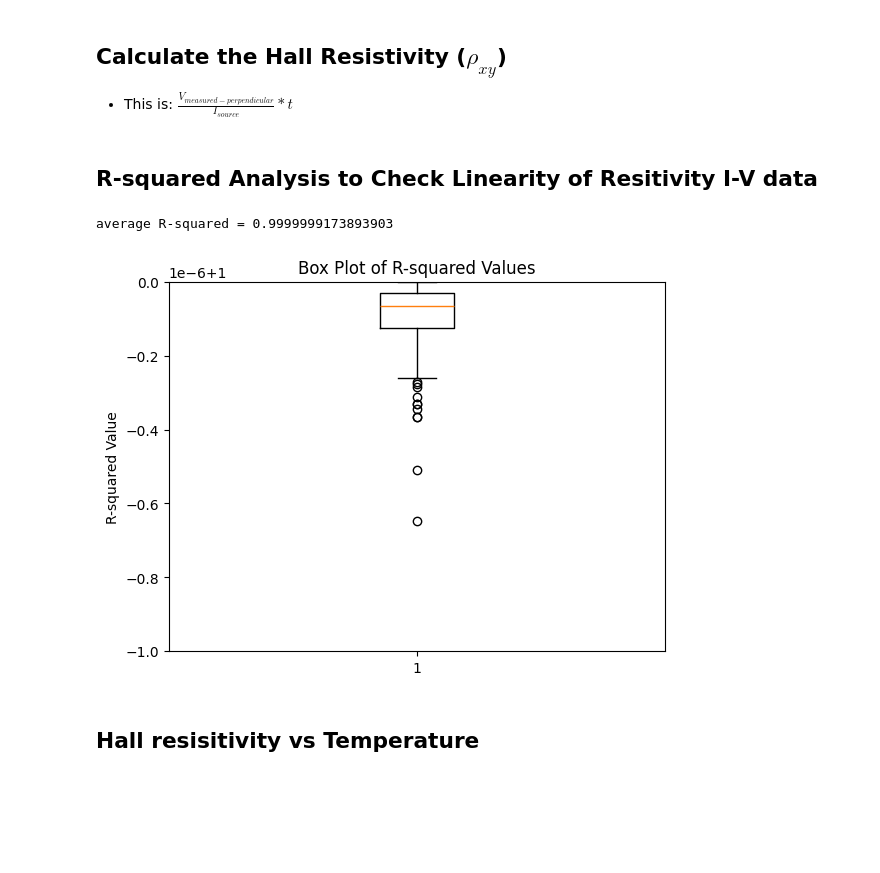
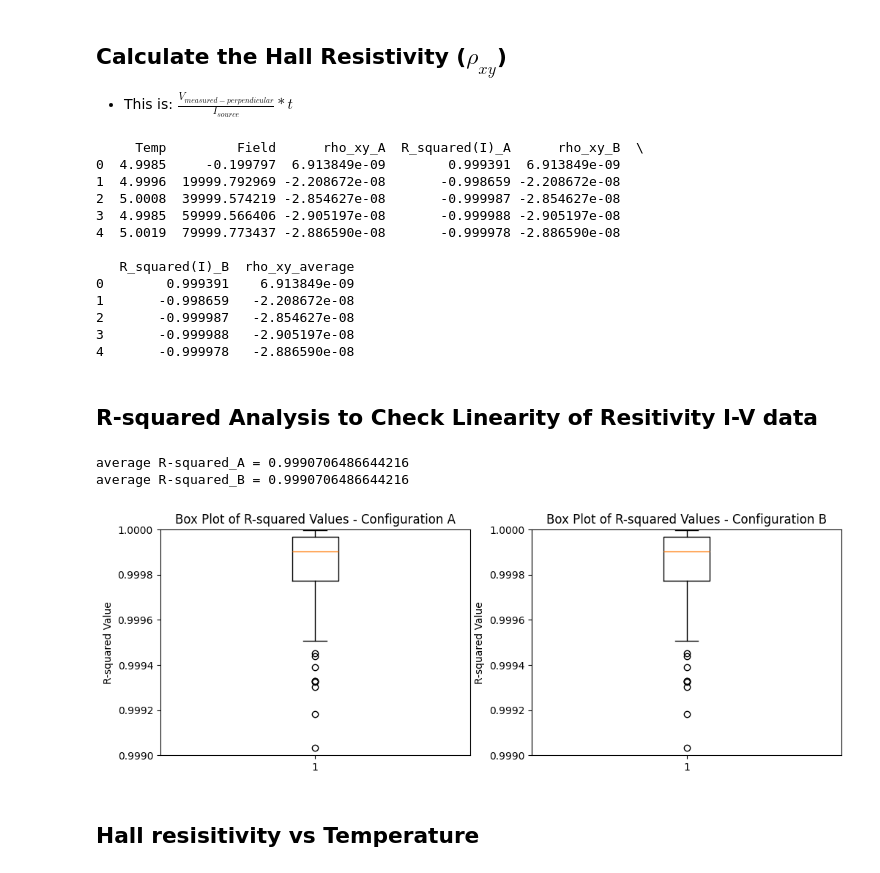
Before and after one commit to hc3413/Electronic_properties_of_thin_films, a Jupyter notebook: Analysis.ipynb, the cells around one changed output. Cells and saved outputs as stored; diff of their text form; code cells hidden in the pictures; blank space fills up the shorter version.

Commit message:
hall coefficeint

```diff
--- a/Analysis.ipynb
+++ b/Analysis.ipynb
@@ -282,34 +282,57 @@ plt.show()
 ## Calculate the Hall Resistivity ($\rho_{xy}$)
 - This is: $\frac{V_{measured-perpendicular}}{I_{source}}*t$
 # %%
-film_thickness = 50e-9 # Film thickness in meters
+film_thickness = 14e-9 # Film thickness in meters
 
-[hall_data, df_hall_data, R_squared_hall] = functions.vdp_hall(data_np, film_thickness, ctf, tf_av)
+[hall_data, df_hall_data, hall_coefficient, df_hall_coefficient] = functions.vdp_hall(data_np, film_thickness, ctf, tf_av)
+print(df_hall_data.head())
+# %% [output]
+     Temp         Field      rho_xy_A  R_squared(I)_A      rho_xy_B  \
+0  4.9985     -0.199797  6.913849e-09        0.999391  6.913849e-09
+1  4.9996  19999.792969 -2.208672e-08       -0.998659 -2.208672e-08
+2  5.0008  39999.574219 -2.854627e-08       -0.999987 -2.854627e-08
+3  4.9985  59999.566406 -2.905197e-08       -0.999988 -2.905197e-08
+4  5.0019  79999.773437 -2.886590e-08       -0.999978 -2.886590e-08
+
+   R_squared(I)_B  rho_xy_average
+0        0.999391    6.913849e-09
+1       -0.998659   -2.208672e-08
+2       -0.999987   -2.854627e-08
+3       -0.999988   -2.905197e-08
+4       -0.999978   -2.886590e-08
 # %% [markdown]
 ## R-squared Analysis to Check Linearity of Resitivity I-V data
 # %%
-print('average R-squared =',sum(R_squared_res)/len(R_squared_res))
+print('average R-squared_A =',np.mean(np.abs(hall_data[:,3])))
+print('average R-squared_B =',np.mean(np.abs(hall_data[:,5])))
 
 # Plot R-square values in a boxplot
 # Note that the y axis is showing the deviation in 1e-6 from the perfect value of 1 so generally the values are very close to 1
-fig1 = plt.figure()
-ax = fig1.add_subplot(111)
-ax.boxplot(R_squared_res)
-ax.set_title('Box Plot of R-squared Values')
+fig6 = plt.figure(figsize=(12, 4))
+ax = fig6.add_subplot(121)
+ax.boxplot(np.abs(hall_data[:,3]))
+ax.set_title('Box Plot of R-squared Values - Configuration A')
 ax.set_ylabel('R-squared Value')
-ax.set_ylim(1-1e-6, 1)  # If needed, you can set x-axis limits too
+ax.set_ylim(1-1e-3, 1)  # If needed, you can set x-axis limits too
+
+ax2 = fig6.add_subplot(122)
+ax2.boxplot(np.abs(hall_data[:,5]))
+ax2.set_title('Box Plot of R-squared Values - Configuration B')
+ax2.set_ylabel('R-squared Value')
+ax2.set_ylim(1-1e-3, 1)  # If needed, you can set x-axis limits too
 plt.show()
 
 
 ### If you get a problem with regression, uncomment the below code to plot V vs I and check the linearity of the fit manually
 # R_test = linregress(data_np[0:ctf[3]-1, 2, 2], data_np[0:ctf[3]-1, 4, 2])
 # plt.plot(data_np[0:ctf[3], 2, 2], data_np[0:ctf[3], 4, 2], 'o', label='original data')
 # plt.plot(data_np[0:ctf[3], 2, 2], R_test.intercept + R_test.slope * data_np[0:ctf[3], 2, 2], 'r', label='fitted line')
 # plt.legend()
 # plt.show()
 # %% [output]
-average R-squared = 0.9999999173893903
+average R-squared_A = 0.9990706486644216
+average R-squared_B = 0.9990706486644216
-[figure, old version]
+[figure, new version]
 # %% [markdown]
 ## Hall resisitivity vs Temperature
 # %%
```
Also changed, not shown: parts of 10 cells of this notebook, 1 other file.
